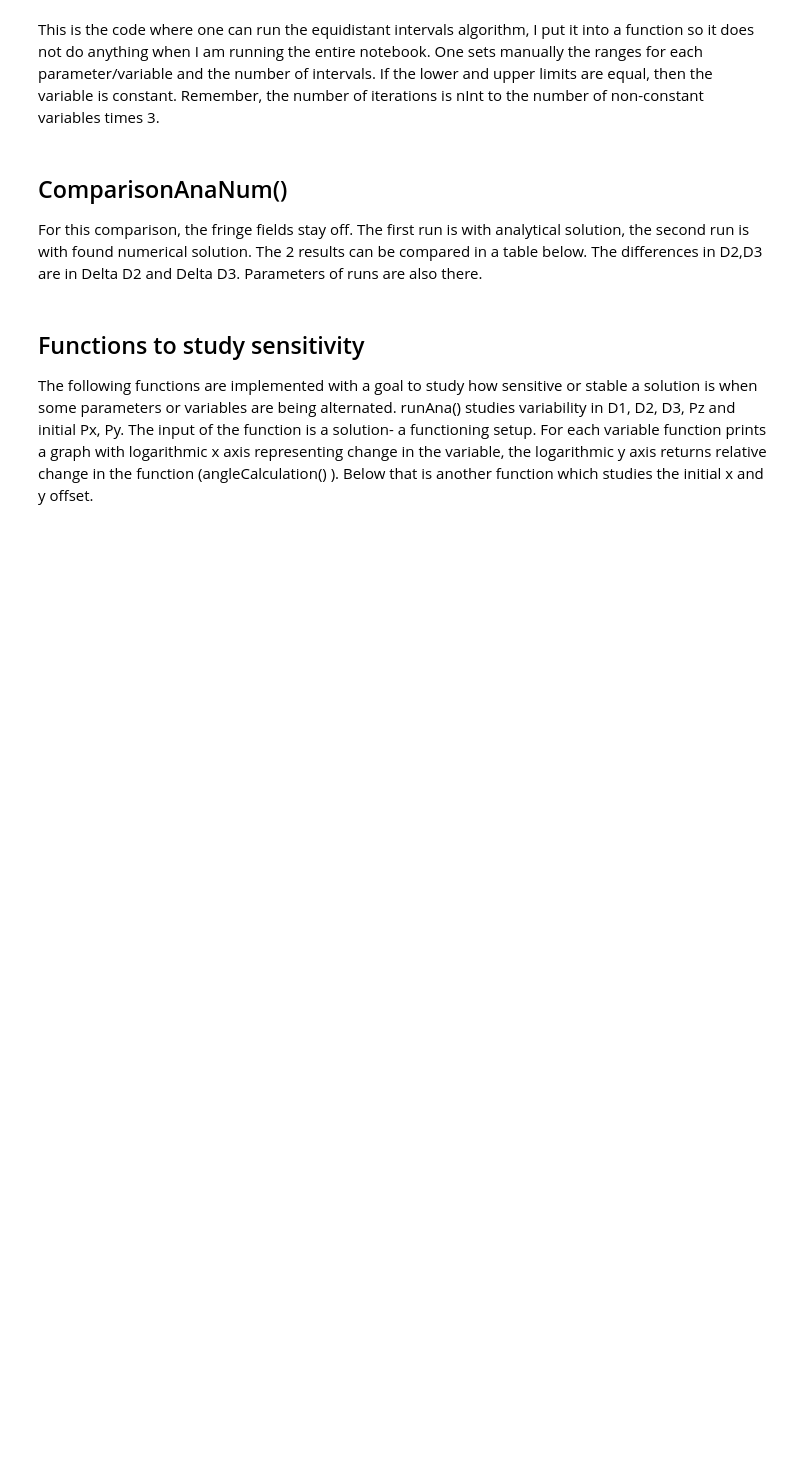
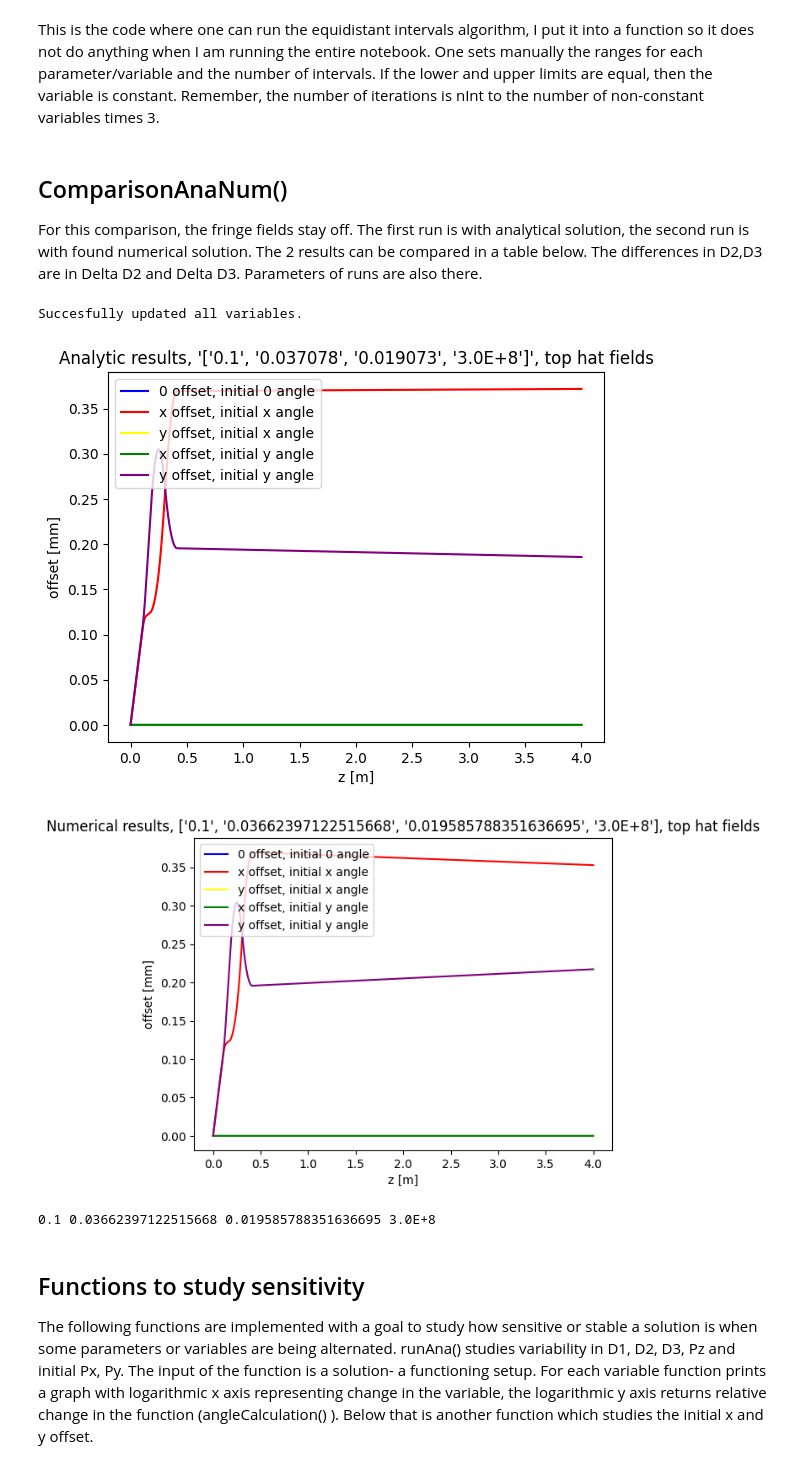
Before and after one commit to mvranovsky/Focusing-And-Deflecting-Devices, a Jupyter notebook: ASTRA/parallelFocusing/parallelFocused.ipynb, the cells around one changed output. Cells and saved outputs as stored; diff of their text form; code cells hidden in the pictures; blank space fills up the shorter version.

```diff
--- a/ASTRA/parallelFocusing/parallelFocused.ipynb
+++ b/ASTRA/parallelFocusing/parallelFocused.ipynb
@@ -275,7 +275,7 @@ def fill4DGraph(D1, D2,D3,mom,sum):
 def angleCalculation(data):
     #calculate sum of transverse momenta in final state in mrad
 
-    sum =  math.sqrt((data[1][3]/data[1][5])**2 + (data[2][4]/data[2][5])**2 )*1e+3
+    sum =  math.sqrt((data[1][3]*1e+3/data[1][5])**2 + (data[2][4]*1e+3/data[2][5])**2 )
     return sum
 # %%
 def angleCalculationX(data):
@@ -667,7 +666,7 @@ def ResultsTable(results, methodNames):
 ## ComparisonAnaNum()
 For this comparison, the fringe fields stay off. The first run is with analytical solution, the second run is with found numerical solution. The 2 results can be compared in a table below. The differences in D2,D3 are in Delta D2 and Delta D3. Parameters of runs are also there.
 # %%
-def comparisonAnaNum(setupFileName):
+def comparisonAnaNum(setupFileName, minimalFunVal):
 
     update()
     #boundaries for D2, D3
@@ -688,14 +687,16 @@ def comparisonAnaNum(setupFileName):
 
     resultsTable = {
         "" : ["D1 [m]", "D2 [m]", "D3 [m]", "Pz [eV]",
-              "F_ana [keV**2]", "F_num [keV**2]",
+              "F_ana [mrad]", "F_num [mrad]",
               "Delta D2 [mm]" , "Delta D3 [mm]",
               "setup length [m]",
               "Angle accept. x [mrad]", "Angle accept. y [mrad]",
-              "beam size x [mm]", "beam size y [mm]"
+              "beam size x [mm]", "beam size y [mm]",
+              "number of func. evaluations [-]"
              ]
     }
-
+    resultSetups = ""
+    errorSetups = ""
     df = pd.DataFrame(resultsTable)
     i = 1
     for row in analyticData:
@@ -704,14 +705,20 @@ def comparisonAnaNum(setupFileName):
         changeMom(sig_xAngle, sig_yAngle, float(row[3]), -1, -1)
 
         sumAna = angleCalculation(runRef(float(row[0]),float(row[1]), float(row[2]), float(row[3]), False))
-        print(sumAna)
         plotRefXY1(float(row[0]),float(row[1]), float(row[2]), float(row[3]), f"Analytic results, '{row}', top hat fields")
 
         res = sc.optimize.minimize(func, (0.15, 0.15),method="Powell", bounds=bounds,tol=1e-8, args=(float(row[0]), float(row[3])))
+        #res = sc.optimize.minimize(func, (0.15, 0.15), method="Powell", bounds=bounds, options={'ftol': 1e-8}, args=(float(row[0]), float(row[3])))
+        #res = sc.optimize.minimize(func, (0.15, 0.15), method="Powell", bounds=bounds, options={'xtol': 1e-8}, args=(float(row[0]), float(row[3])))
+
+        if not res.success or res.fun > minimalFunVal:
+            print(f"Could not find numerical solution for d1 = {row[0]} and pz = {row[3]}. Skipping.")
+            errorSetups += row[0] + " " + row[1] + " " + row[2] + " " + row[3] + "\n"
+            continue
+
         sumNum = angleCalculation(runRef(float(row[0]),*res.x , float(row[3]), False))
-        print(sumNum)
         plotRefXY1(float(row[0]),*res.x, float(row[3]), f"Numerical results, ['{row[0]}', '{res.x[0]}', '{res.x[1]}', '{row[3]}'], top hat fields")
-
+        resultSetups += row[0] + " " + str(res.x[0]) + " " + str(res.x[1]) + " " + row[3]
         row.append(sumAna)
         row.append(sumNum)
 
@@ -726,12 +733,28 @@ def comparisonAnaNum(setupFileName):
         row.append(angleAcceptance[2])
         row.append(angleAcceptance[1])
         row.append(angleAcceptance[3])
-
+        row.append(res.nfev)
         df['setup ' + str(i)] = row
 
         i += 1
 
+    print(resultSetups)
+    print(errorSetups)
+    if resultSetups != "":
+        with open("results.txt", "w") as file:
+            file.write(resultSetups)
+    if errorSetups != "":
+        with open("errors.txt","w") as file:
+            file.write(errorSetups)
+
+
 
     return df
 # %%
-df = comparisonAnaNum("analyticalResultsP.txt")
+df = comparisonAnaNum("analyticalResultsP_1.txt", 100)
+df.to_csv('table.csv', index=False)
+# %% [output]
+Succesfully updated all variables.
+[figure, added]
+[figure, added]
+0.1 0.03662397122515668 0.019585788351636695 3.0E+8
```
Also changed, not shown: parts of 3 cells of this notebook, 46 other files.
